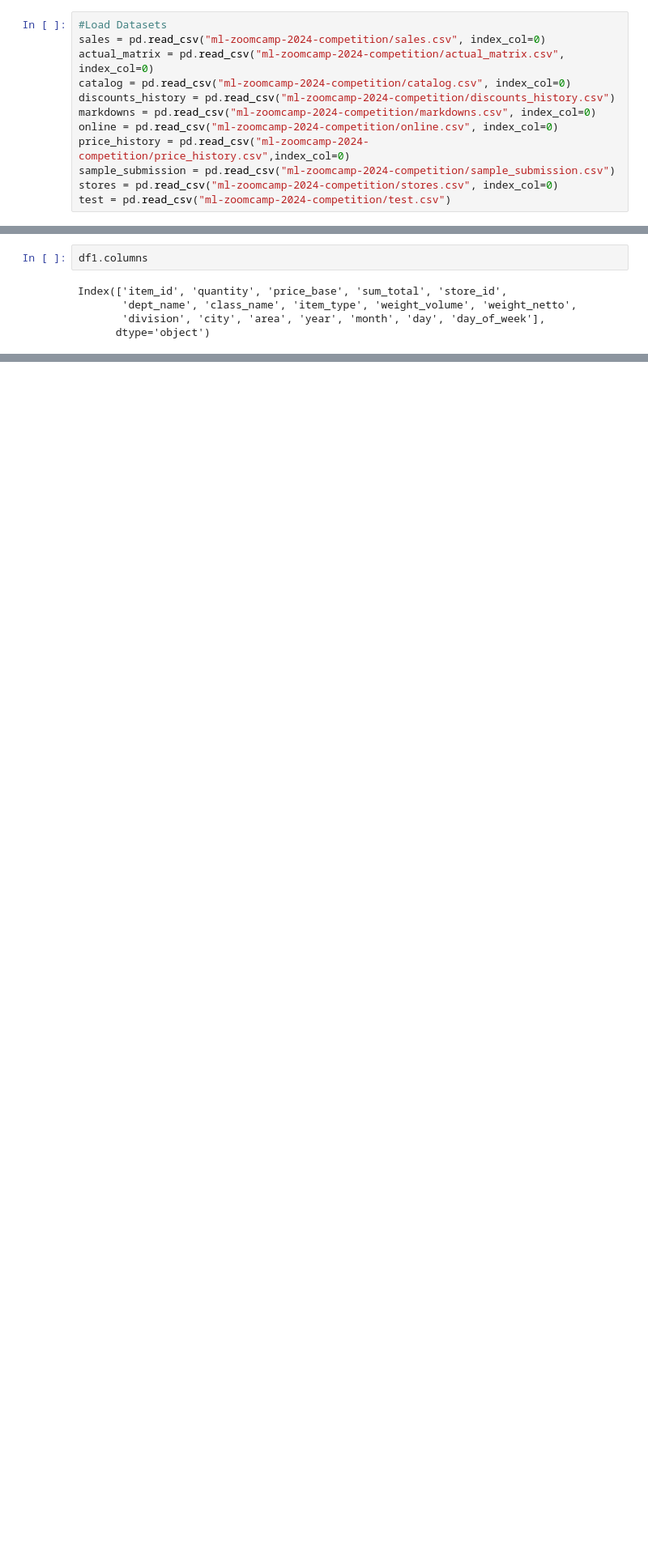
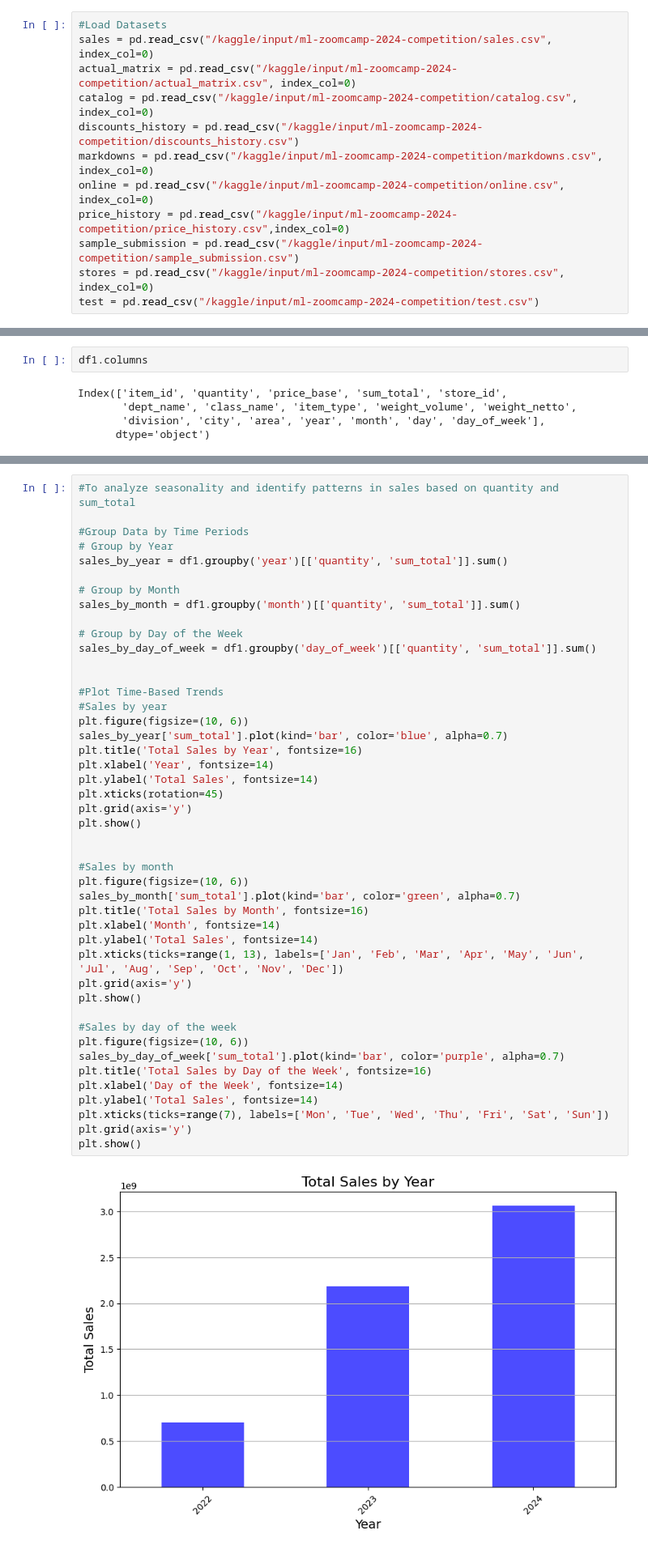
Before and after one commit to reagan-adajo/Capstone_Project, a Jupyter notebook: Project.ipynb, the cells around one changed output, grey strips where cells are left out. Shown at 81% size. Drawn from its saved outputs; the diff is of its cells as text; blank space fills up the shorter version.

```diff
--- a/Project.ipynb
+++ b/Project.ipynb
@@ -13,15 +25,15 @@ import seaborn as sns
 # %%
 #Load Datasets
-sales = pd.read_csv("ml-zoomcamp-2024-competition/sales.csv", index_col=0)
-actual_matrix = pd.read_csv("ml-zoomcamp-2024-competition/actual_matrix.csv", index_col=0)
-catalog = pd.read_csv("ml-zoomcamp-2024-competition/catalog.csv", index_col=0)
-discounts_history = pd.read_csv("ml-zoomcamp-2024-competition/discounts_history.csv")
-markdowns = pd.read_csv("ml-zoomcamp-2024-competition/markdowns.csv", index_col=0)
-online = pd.read_csv("ml-zoomcamp-2024-competition/online.csv", index_col=0)
-price_history = pd.read_csv("ml-zoomcamp-2024-competition/price_history.csv",index_col=0)
-sample_submission = pd.read_csv("ml-zoomcamp-2024-competition/sample_submission.csv")
-stores = pd.read_csv("ml-zoomcamp-2024-competition/stores.csv", index_col=0)
-test = pd.read_csv("ml-zoomcamp-2024-competition/test.csv")
+sales = pd.read_csv("/kaggle/input/ml-zoomcamp-2024-competition/sales.csv", index_col=0)
+actual_matrix = pd.read_csv("/kaggle/input/ml-zoomcamp-2024-competition/actual_matrix.csv", index_col=0)
+catalog = pd.read_csv("/kaggle/input/ml-zoomcamp-2024-competition/catalog.csv", index_col=0)
+discounts_history = pd.read_csv("/kaggle/input/ml-zoomcamp-2024-competition/discounts_history.csv")
+markdowns = pd.read_csv("/kaggle/input/ml-zoomcamp-2024-competition/markdowns.csv", index_col=0)
+online = pd.read_csv("/kaggle/input/ml-zoomcamp-2024-competition/online.csv", index_col=0)
+price_history = pd.read_csv("/kaggle/input/ml-zoomcamp-2024-competition/price_history.csv",index_col=0)
+sample_submission = pd.read_csv("/kaggle/input/ml-zoomcamp-2024-competition/sample_submission.csv")
+stores = pd.read_csv("/kaggle/input/ml-zoomcamp-2024-competition/stores.csv", index_col=0)
+test = pd.read_csv("/kaggle/input/ml-zoomcamp-2024-competition/test.csv")
 # %%
 def summarize_df(df):
     print("First few rows of the DataFrame:")
@@ -674,0 +701,47 @@ Name: quantity, dtype: float64
+# %%
+#To analyze seasonality and identify patterns in sales based on quantity and sum_total
+
+#Group Data by Time Periods
+# Group by Year
+sales_by_year = df1.groupby('year')[['quantity', 'sum_total']].sum()
+
+# Group by Month
+sales_by_month = df1.groupby('month')[['quantity', 'sum_total']].sum()
+
+# Group by Day of the Week
+sales_by_day_of_week = df1.groupby('day_of_week')[['quantity', 'sum_total']].sum()
+
+
+#Plot Time-Based Trends
+#Sales by year
+plt.figure(figsize=(10, 6))
+sales_by_year['sum_total'].plot(kind='bar', color='blue', alpha=0.7)
+plt.title('Total Sales by Year', fontsize=16)
+plt.xlabel('Year', fontsize=14)
+plt.ylabel('Total Sales', fontsize=14)
+plt.xticks(rotation=45)
+plt.grid(axis='y')
+plt.show()
+
+
+#Sales by month
+plt.figure(figsize=(10, 6))
+sales_by_month['sum_total'].plot(kind='bar', color='green', alpha=0.7)
+plt.title('Total Sales by Month', fontsize=16)
+plt.xlabel('Month', fontsize=14)
+plt.ylabel('Total Sales', fontsize=14)
+plt.xticks(ticks=range(1, 13), labels=['Jan', 'Feb', 'Mar', 'Apr', 'May', 'Jun', 'Jul', 'Aug', 'Sep', 'Oct', 'Nov', 'Dec'])
+plt.grid(axis='y')
+plt.show()
+
+#Sales by day of the week
+plt.figure(figsize=(10, 6))
+sales_by_day_of_week['sum_total'].plot(kind='bar', color='purple', alpha=0.7)
+plt.title('Total Sales by Day of the Week', fontsize=16)
+plt.xlabel('Day of the Week', fontsize=14)
+plt.ylabel('Total Sales', fontsize=14)
+plt.xticks(ticks=range(7), labels=['Mon', 'Tue', 'Wed', 'Thu', 'Fri', 'Sat', 'Sun'])
+plt.grid(axis='y')
+plt.show()
+# %% [output]
+[figure, added]
```
Also changed, not shown: parts of 17 cells of this notebook.
